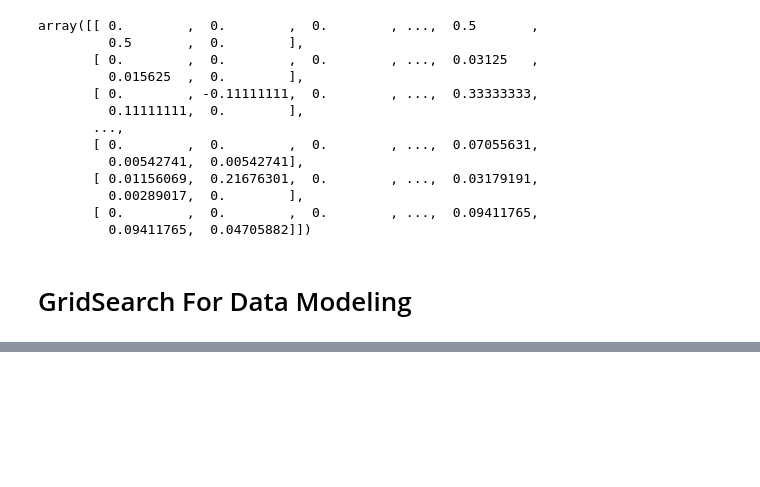
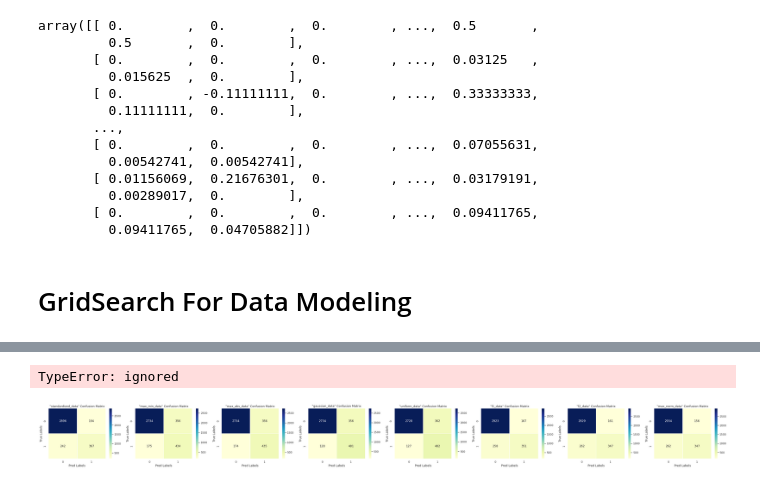
Before and after one commit to mlmaster1995/machine-learning-portforlio-python, a Jupyter notebook: online_shoppers_intention/Data Modeling.ipynb, the cells around one changed output, grey strips where cells are left out. Cells and saved outputs as stored; diff of their text form; code cells hidden in the pictures; blank space fills up the shorter version.

Commit message:
add grid search for all models

```diff
--- a/online_shoppers_intention/Data Modeling.ipynb
+++ b/online_shoppers_intention/Data Modeling.ipynb
@@ -229,0 +304,12 @@ complete_data_dict ={'standardized_data':standardized_data,
+# %%
+def plot_confusion_matrix(complete_data_dict, best_matrix):
+  plt.figure(figsize=(40,4))
+  for index, key in enumerate(complete_data_dict.keys()):
+    ax_sub = plt.subplot(1,8, index+1);
+    ax = sns.heatmap(best_matrix[f'{key}'], annot=True, fmt='g',linewidths=.5,  cmap="YlGnBu")
+    ax.set_title(f'"{key}" Confusion Matrix')
+    ax.set_xlabel('Pred Labels')
+    ax.set_ylabel('True Labels')
+
+  plt.tight_layout()
+  plt.show()
@@ -230 +357,17 @@ complete_data_dict ={'standardized_data':standardized_data,
+# %%
+"""load the params"""
+temp_file=open(f"{root_path}/lrc_best_params.pkl", "rb")
+best_params, best_scores, best_models, best_matrix= pickle.load(temp_file)
+# %%
+pd.DataFrame({'lrc':best_scores.values()}, index=best_scores.keys()).plot(kind='barh', color='green', figsize=(15,8))
+plt.title("Logistic Regression Grid Search Score")
+plt.xlabel("Score")
+plt.ylabel("Scaled Data")
+plt.show()
+# %% [output]
+TypeError: ignored
+# %%
+plot_confusion_matrix(complete_data_dict, best_matrix)
+# %% [output]
+[figure, added]
 # %%
```
Also changed, not shown: parts of 13 cells of this notebook, 1 other file.
